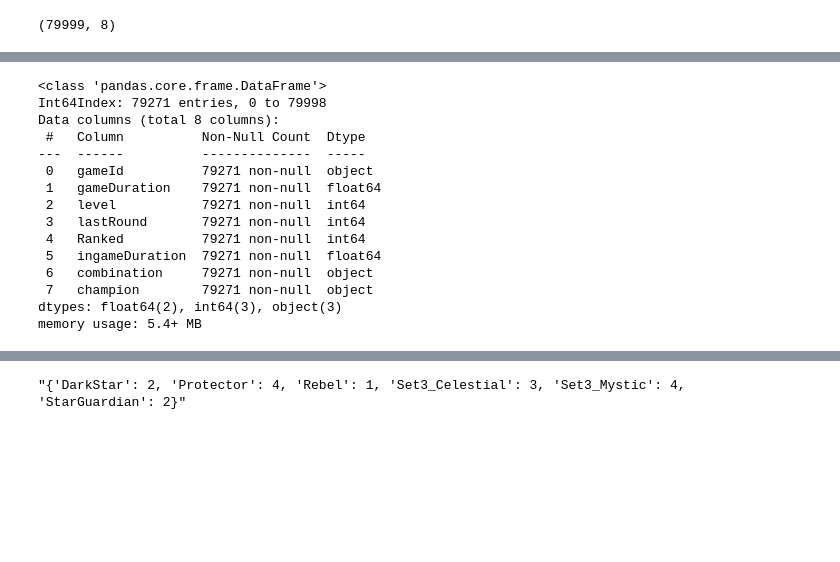
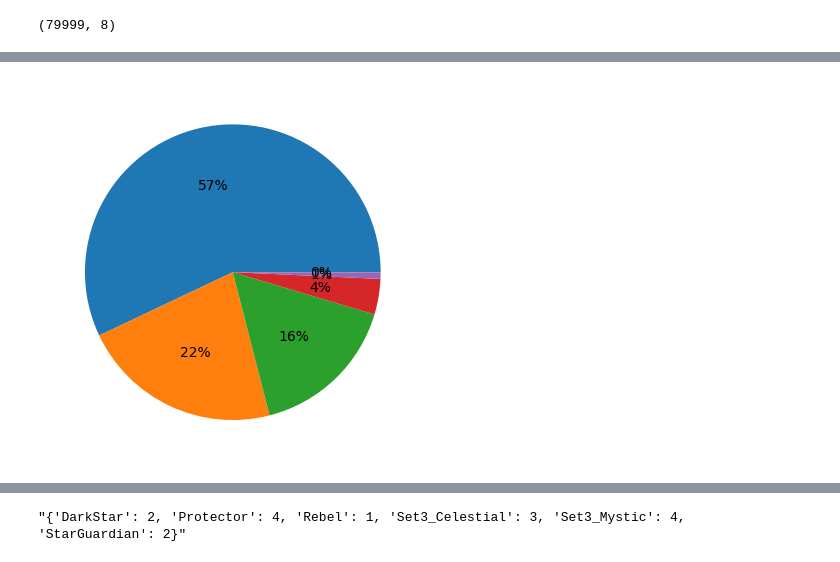
Before and after one commit to orin00/colab, a Jupyter notebook: 240315_TFT분류모델.ipynb, the cells around one changed output, grey strips where cells are left out. Saved outputs shown, nothing was run; the diff lists cells and outputs as text; code cells hidden in the pictures; blank space fills up the shorter version.

```diff
--- a/240315_TFT분류모델.ipynb
+++ b/240315_TFT분류모델.ipynb
@@ -135,21 +165,8 @@ plt.show()
-# %%
-df.info()
-# %% [output]
-<class 'pandas.core.frame.DataFrame'>
-Int64Index: 79271 entries, 0 to 79998
-Data columns (total 8 columns):
- #   Column          Non-Null Count  Dtype
----  ------          --------------  -----
- 0   gameId          79271 non-null  object
- 1   gameDuration    79271 non-null  float64
- 2   level           79271 non-null  int64
- 3   lastRound       79271 non-null  int64
- 4   Ranked          79271 non-null  int64
- 5   ingameDuration  79271 non-null  float64
- 6   combination     79271 non-null  object
- 7   champion        79271 non-null  object
-dtypes: float64(2), int64(3), object(3)
-memory usage: 5.4+ MB
+# %%
+plt.pie(df['level'].value_counts(), autopct='%.f%%')
+plt.show()
+# %% [output]
+[figure, added]
 # %%
 # 함수 선언 보다 람다식을 쓰는게 더 편하다.
 df['label'] = df['Ranked'].apply(lambda x : 'win' if x < 5 else 'lose')
```
Also changed, not shown: parts of 63 cells of this notebook.
